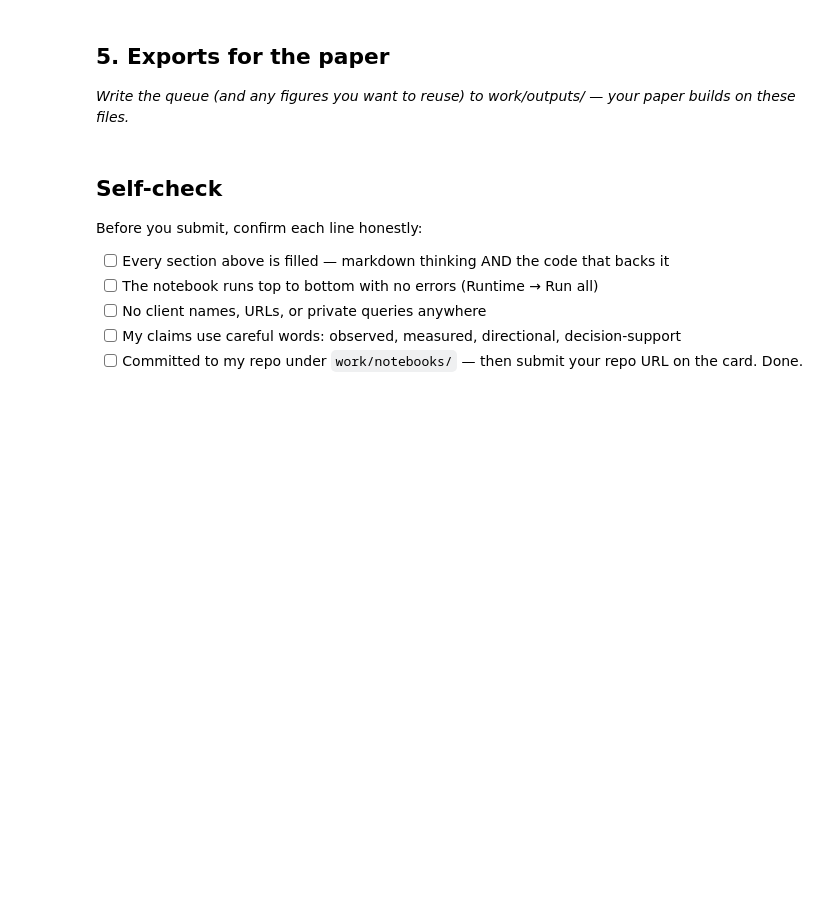
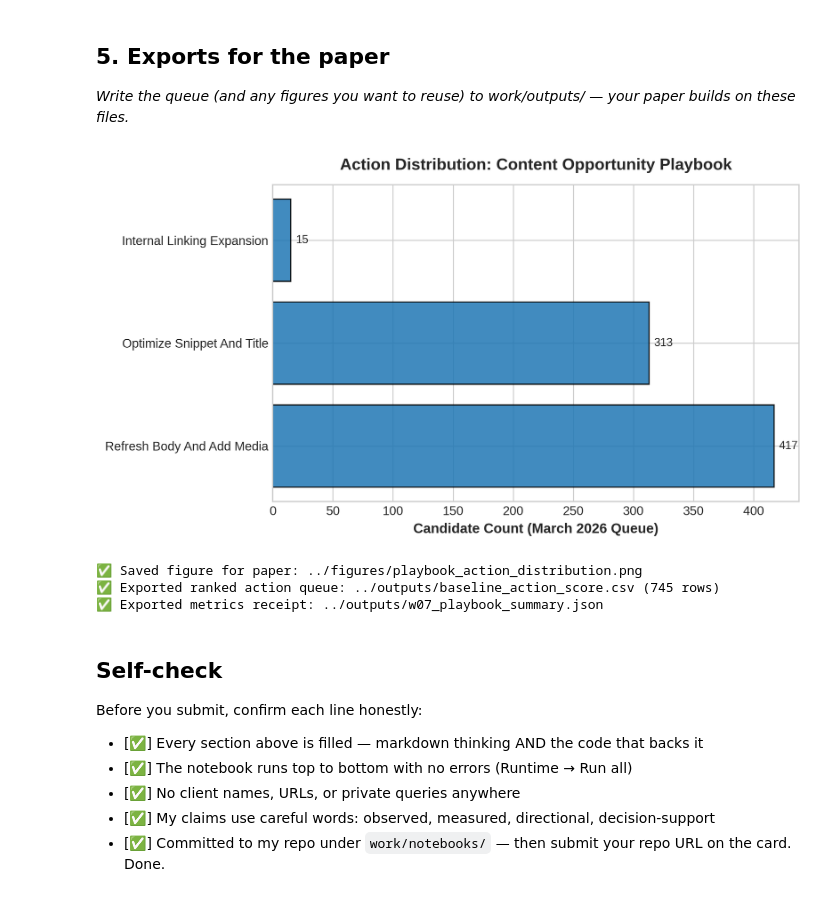
Before and after one commit to Aishwarya00608/FlyRank_Assignment, a Jupyter notebook: work/notebooks/w07_action_playbook.ipynb, the cells around one changed output. Saved outputs shown, nothing was run; the diff lists cells and outputs as text; code cells hidden in the pictures; blank space fills up the shorter version.

```diff
--- a/work/notebooks/w07_action_playbook.ipynb
+++ b/work/notebooks/w07_action_playbook.ipynb
@@ -44,10 +194,71 @@ This skeleton is yours to fill. Work the sections **in order** — each one has
+# %%
+# This cell is for CODE (numbers, a query, a check).
+# Write your text answer in the cell ABOVE this one — typing sentences here breaks Run All.
+
+# 1. Generate & Save Publication-Ready Figure to work/figures/
+plt.style.use("seaborn-v0_8-whitegrid" if "seaborn-v0_8-whitegrid" in plt.style.available else "default")
+fig, ax = plt.subplots(figsize=(8, 4.5), dpi=300)
+
+action_counts = actionable_queue["action_label"].value_counts()
+bars = ax.barh(
+    [a.replace("_", " ").title() for a in action_counts.index],
+    action_counts.values,
+    color="#1f77b4",
+    edgecolor="black",
+    alpha=0.85
+)
+
+ax.set_xlabel("Candidate Count (March 2026 Queue)", fontsize=11, fontweight="bold")
+ax.set_title("Action Distribution: Content Opportunity Playbook", fontsize=13, fontweight="bold", pad=12)
+ax.bar_label(bars, padding=4, fontsize=9)
+plt.tight_layout()
+
+figure_path = "../figures/playbook_action_distribution.png"
+fig.savefig(figure_path)
+plt.show()
+print(f"✅ Saved figure for paper: {figure_path}")
+
+# 2. Export Ranked Queue to work/outputs/ (ignored by Git leak-guard)
+export_cols = [
+    "content_hash_id",
+    "client_hash_id",
+    "model_score",
+    "action_label",
+    "reason_code",
+    "avg_position",
+    "impressions",
+    "historical_ctr"
+]
+
+queue_path = "../outputs/baseline_action_score.csv"
+actionable_queue[export_cols].to_csv(queue_path, index=False)
+print(f"✅ Exported ranked action queue: {queue_path} ({len(actionable_queue):,} rows)")
+
+# 3. Export Summary JSON Receipt
+summary_receipt = {
+    "total_candidates_scored": len(df_playbook),
+    "total_actionable": len(actionable_queue),
+    "actions_breakdown": action_counts.to_dict(),
+    "export_timestamp": "2026-03-31",
+    "figure_saved": figure_path
+}
+
+receipt_path = "../outputs/w07_playbook_summary.json"
+with open(receipt_path, "w") as f:
+    json.dump(summary_receipt, f, indent=2)
+print(f"✅ Exported metrics receipt: {receipt_path}")
+# %% [output]
+[figure, added]
+✅ Saved figure for paper: ../figures/playbook_action_distribution.png
+✅ Exported ranked action queue: ../outputs/baseline_action_score.csv (745 rows)
+✅ Exported metrics receipt: ../outputs/w07_playbook_summary.json
 # %% [markdown]
 ## Self-check
 
 Before you submit, confirm each line honestly:
 
-- [ ] Every section above is filled — markdown thinking AND the code that backs it
-- [ ] The notebook runs top to bottom with no errors (Runtime → Run all)
-- [ ] No client names, URLs, or private queries anywhere
-- [ ] My claims use careful words: observed, measured, directional, decision-support
-- [ ] Committed to my repo under `work/notebooks/` — then submit your repo URL on the card. Done.
+- [✅] Every section above is filled — markdown thinking AND the code that backs it
+- [✅] The notebook runs top to bottom with no errors (Runtime → Run all)
+- [✅] No client names, URLs, or private queries anywhere
+- [✅] My claims use careful words: observed, measured, directional, decision-support
+- [✅] Committed to my repo under `work/notebooks/` — then submit your repo URL on the card. Done.
```
Also changed, not shown: parts of 15 cells of this notebook.
